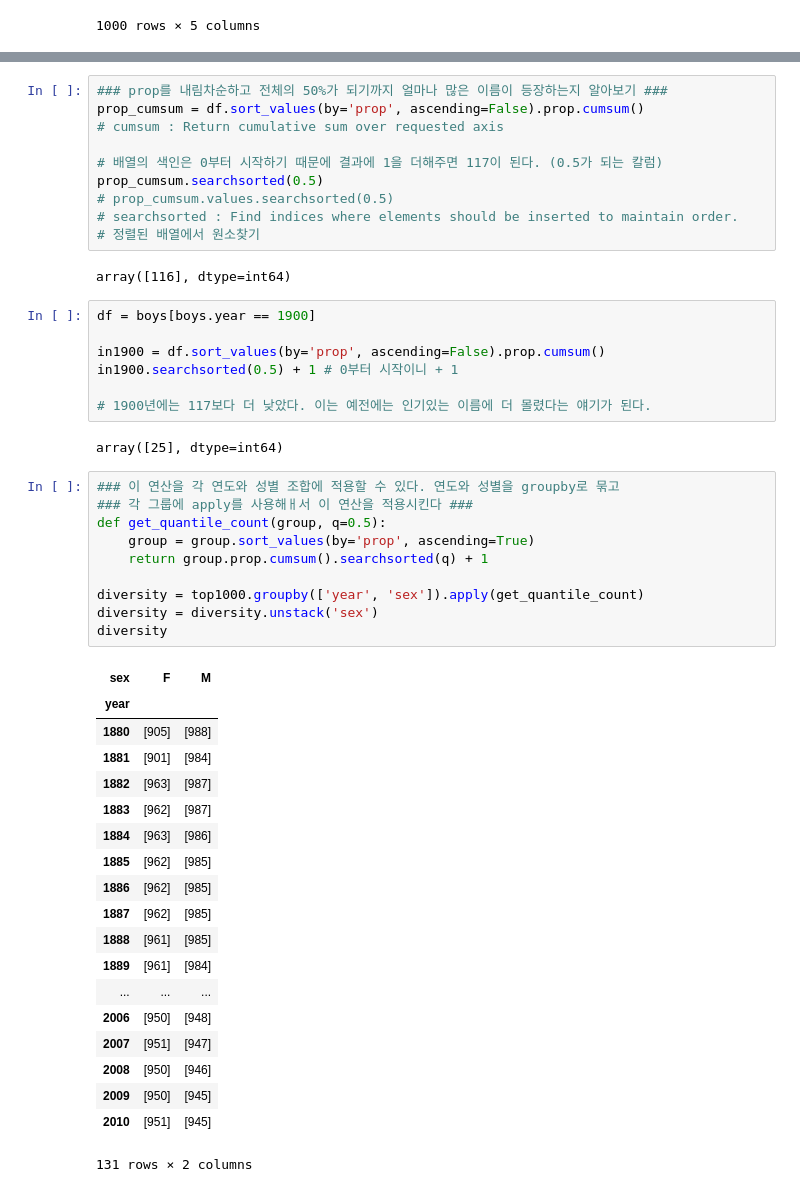
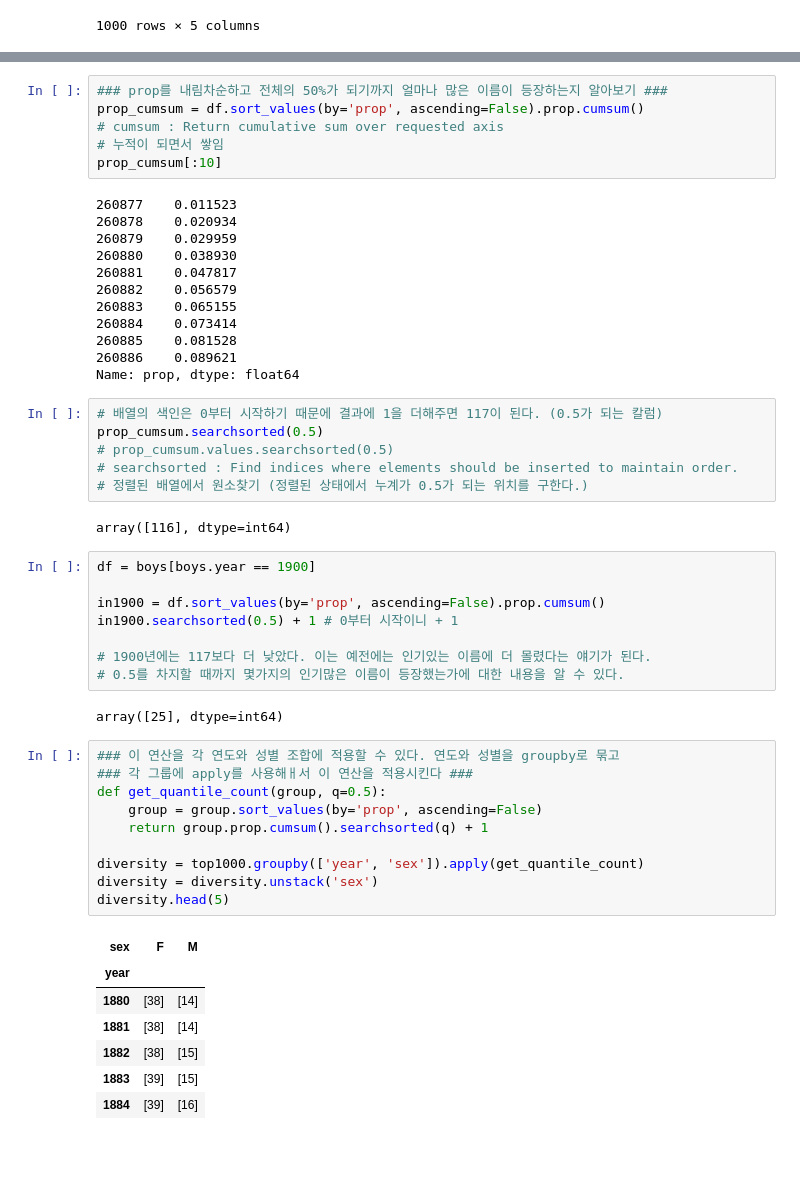
Before and after one commit to wizardklaus/Python-Data-Analysis, a Jupyter notebook: ch02-171017.ipynb, the cells around one changed output, grey strips where cells are left out. Saved outputs shown, nothing was run; the diff lists cells and outputs as text; blank space fills up the shorter version.

```diff
--- a/ch02-171017.ipynb
+++ b/ch02-171017.ipynb
@@ -356,13 +352,27 @@ Name: prop, dtype: float64
+# %%
+### prop를 내림차순하고 전체의 50%가 되기까지 얼마나 많은 이름이 등장하는지 알아보기 ###
+prop_cumsum = df.sort_values(by='prop', ascending=False).prop.cumsum()
+# cumsum : Return cumulative sum over requested axis
+# 누적이 되면서 쌓임
+prop_cumsum[:10]
+# %% [output]
+260877    0.011523
+260878    0.020934
+260879    0.029959
+260880    0.038930
+260881    0.047817
+260882    0.056579
+260883    0.065155
+260884    0.073414
+260885    0.081528
+260886    0.089621
+Name: prop, dtype: float64
 # %%
-### prop를 내림차순하고 전체의 50%가 되기까지 얼마나 많은 이름이 등장하는지 알아보기 ###
-prop_cumsum = df.sort_values(by='prop', ascending=False).prop.cumsum()
-# cumsum : Return cumulative sum over requested axis
-
 # 배열의 색인은 0부터 시작하기 때문에 결과에 1을 더해주면 117이 된다. (0.5가 되는 칼럼)
 prop_cumsum.searchsorted(0.5)
 # prop_cumsum.values.searchsorted(0.5)
 # searchsorted : Find indices where elements should be inserted to maintain order.
-# 정렬된 배열에서 원소찾기
+# 정렬된 배열에서 원소찾기 (정렬된 상태에서 누계가 0.5가 되는 위치를 구한다.)
 # %% [output]
 array([116], dtype=int64)
 # %%
@@ -372,35 +382,24 @@ in1900 = df.sort_values(by='prop', ascending=False).prop.cumsum()
 in1900.searchsorted(0.5) + 1 # 0부터 시작이니 + 1
 
 # 1900년에는 117보다 더 낮았다. 이는 예전에는 인기있는 이름에 더 몰렸다는 얘기가 된다.
+# 0.5를 차지할 때까지 몇가지의 인기많은 이름이 등장했는가에 대한 내용을 알 수 있다.
 # %% [output]
 array([25], dtype=int64)
 # %%
 ### 이 연산을 각 연도와 성별 조합에 적용할 수 있다. 연도와 성별을 groupby로 묶고
 ### 각 그룹에 apply를 사용해ㅐ서 이 연산을 적용시킨다 ###
 def get_quantile_count(group, q=0.5):
-    group = group.sort_values(by='prop', ascending=True)
+    group = group.sort_values(by='prop', ascending=False)
     return group.prop.cumsum().searchsorted(q) + 1
 
 diversity = top1000.groupby(['year', 'sex']).apply(get_quantile_count)
 diversity = diversity.unstack('sex')
-diversity
+diversity.head(5)
 # %% [output]
 | sex | F | M |
 | year |  |  |
-| 1880 | [905] | [988] |
-| 1881 | [901] | [984] |
-| 1882 | [963] | [987] |
-| 1883 | [962] | [987] |
-| 1884 | [963] | [986] |
-| 1885 | [962] | [985] |
-| 1886 | [962] | [985] |
-| 1887 | [962] | [985] |
-| 1888 | [961] | [985] |
-| 1889 | [961] | [984] |
-| ... | ... | ... |
-| 2006 | [950] | [948] |
-| 2007 | [951] | [947] |
-| 2008 | [950] | [946] |
-| 2009 | [950] | [945] |
-| 2010 | [951] | [945] |
+| 1880 | [38] | [14] |
+| 1881 | [38] | [14] |
+| 1882 | [38] | [15] |
+| 1883 | [39] | [15] |
+| 1884 | [39] | [16] |
-131 rows × 2 columns
```
Also changed, not shown: parts of 20 cells of this notebook, 1 other file.
